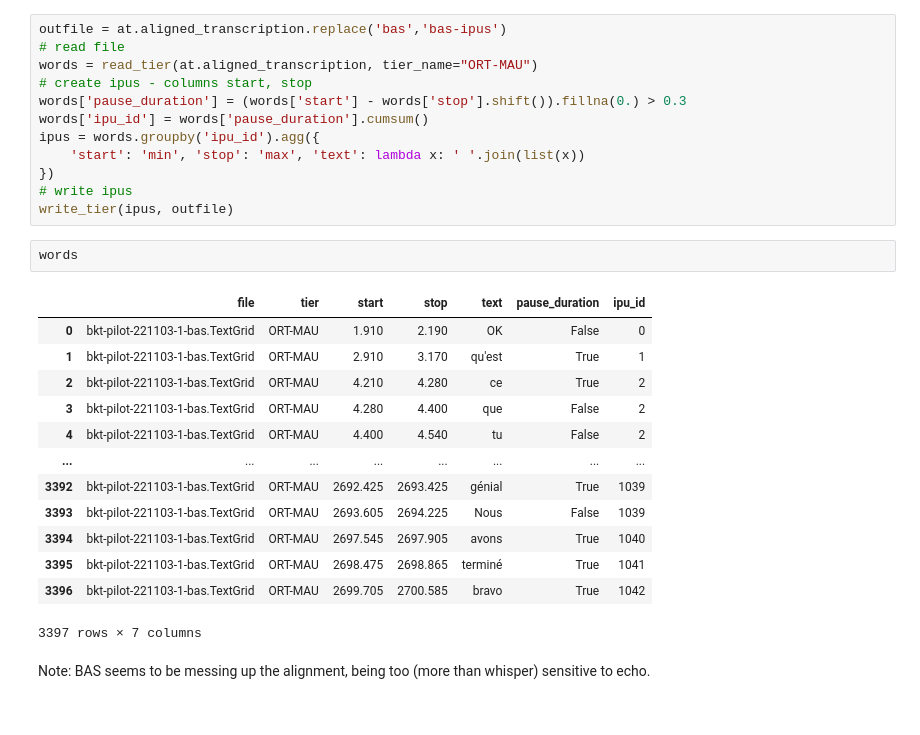
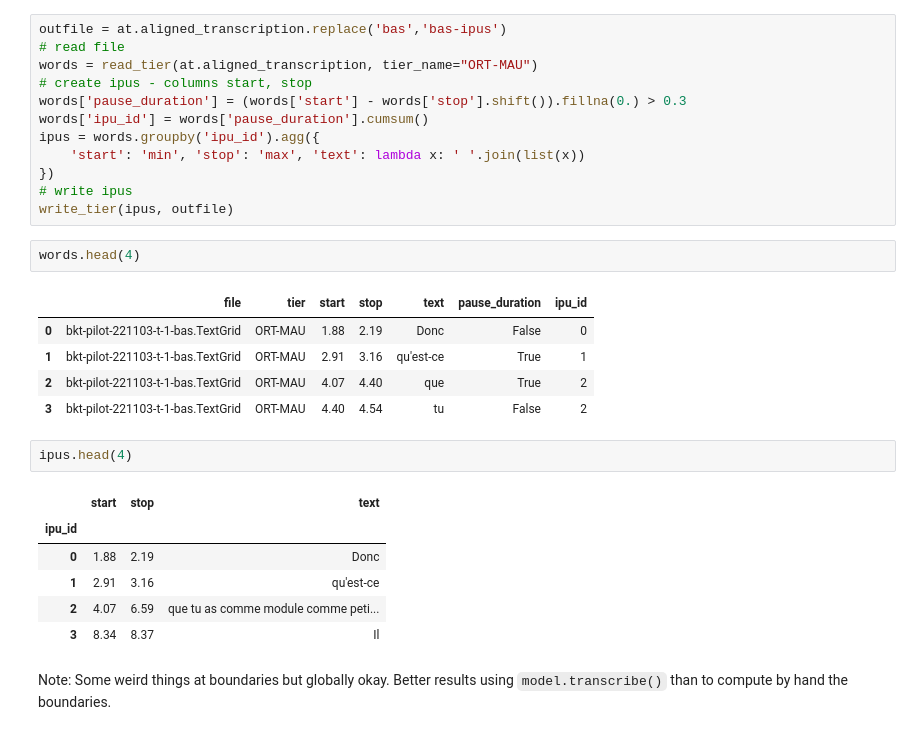
Before and after one commit to ejmaes/brainkt-expe, a Jupyter notebook: notebooks/whisper-asr.ipynb, the cells around one changed output. Drawn from its saved outputs; the diff is of its cells as text.

Commit message:
Add: some doc + updates on whisper

```diff
--- a/notebooks/whisper-asr.ipynb
+++ b/notebooks/whisper-asr.ipynb
@@ -647,20 +799,21 @@ ipus = words.groupby('ipu_id').agg({
 # write ipus
 write_tier(ipus, outfile)
 # %%
-words
+words.head(4)
 # %% [output]
 |  | file | tier | start | stop | text | pause_duration | ipu_id |
-| 0 | bkt-pilot-221103-1-bas.TextGrid | ORT-MAU | 1.910 | 2.190 | OK | False | 0 |
-| 1 | bkt-pilot-221103-1-bas.TextGrid | ORT-MAU | 2.910 | 3.170 | qu'est | True | 1 |
-| 2 | bkt-pilot-221103-1-bas.TextGrid | ORT-MAU | 4.210 | 4.280 | ce | True | 2 |
-| 3 | bkt-pilot-221103-1-bas.TextGrid | ORT-MAU | 4.280 | 4.400 | que | False | 2 |
-| 4 | bkt-pilot-221103-1-bas.TextGrid | ORT-MAU | 4.400 | 4.540 | tu | False | 2 |
-| ... | ... | ... | ... | ... | ... | ... | ... |
-| 3392 | bkt-pilot-221103-1-bas.TextGrid | ORT-MAU | 2692.425 | 2693.425 | génial | True | 1039 |
-| 3393 | bkt-pilot-221103-1-bas.TextGrid | ORT-MAU | 2693.605 | 2694.225 | Nous | False | 1039 |
-| 3394 | bkt-pilot-221103-1-bas.TextGrid | ORT-MAU | 2697.545 | 2697.905 | avons | True | 1040 |
-| 3395 | bkt-pilot-221103-1-bas.TextGrid | ORT-MAU | 2698.475 | 2698.865 | terminé | True | 1041 |
-| 3396 | bkt-pilot-221103-1-bas.TextGrid | ORT-MAU | 2699.705 | 2700.585 | bravo | True | 1042 |
+| 0 | bkt-pilot-221103-t-1-bas.TextGrid | ORT-MAU | 1.88 | 2.19 | Donc | False | 0 |
+| 1 | bkt-pilot-221103-t-1-bas.TextGrid | ORT-MAU | 2.91 | 3.16 | qu'est-ce | True | 1 |
+| 2 | bkt-pilot-221103-t-1-bas.TextGrid | ORT-MAU | 4.07 | 4.40 | que | True | 2 |
+| 3 | bkt-pilot-221103-t-1-bas.TextGrid | ORT-MAU | 4.40 | 4.54 | tu | False | 2 |
-3397 rows × 7 columns
-# %% [markdown]
-Note: BAS seems to be messing up the alignment, being too (more than whisper) sensitive to echo.
+# %%
+ipus.head(4)
+# %% [output]
+|  | start | stop | text |
+| ipu_id |  |  |  |
+| 0 | 1.88 | 2.19 | Donc |
+| 1 | 2.91 | 3.16 | qu'est-ce |
+| 2 | 4.07 | 6.59 | que tu as comme module comme peti... |
+| 3 | 8.34 | 8.37 | Il |
+# %% [markdown]
+Note: Some weird things at boundaries but globally okay. Better results using `model.transcribe()` than to compute by hand the boundaries.
```
Also changed, not shown: parts of 17 cells of this notebook, 5 other files.
